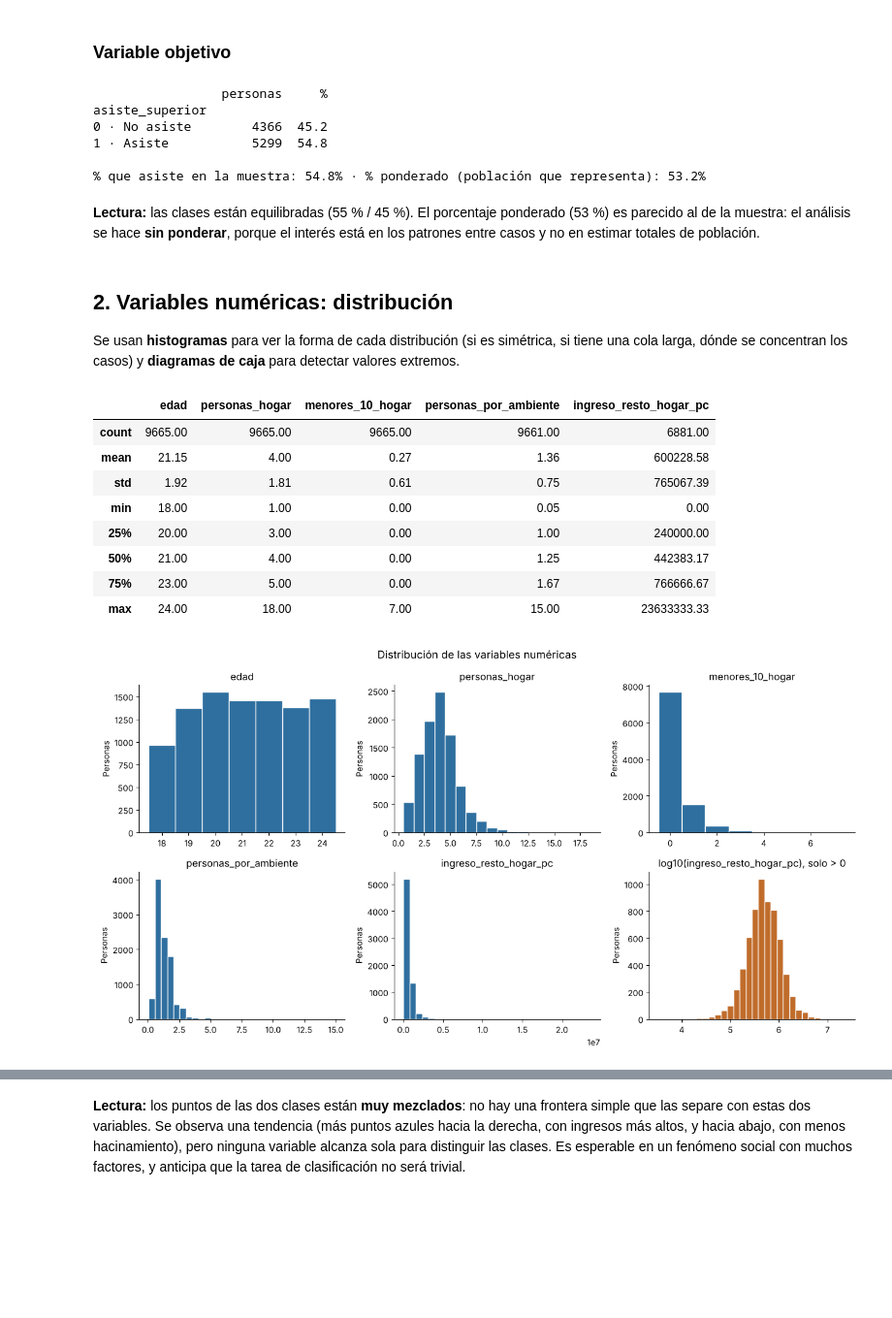
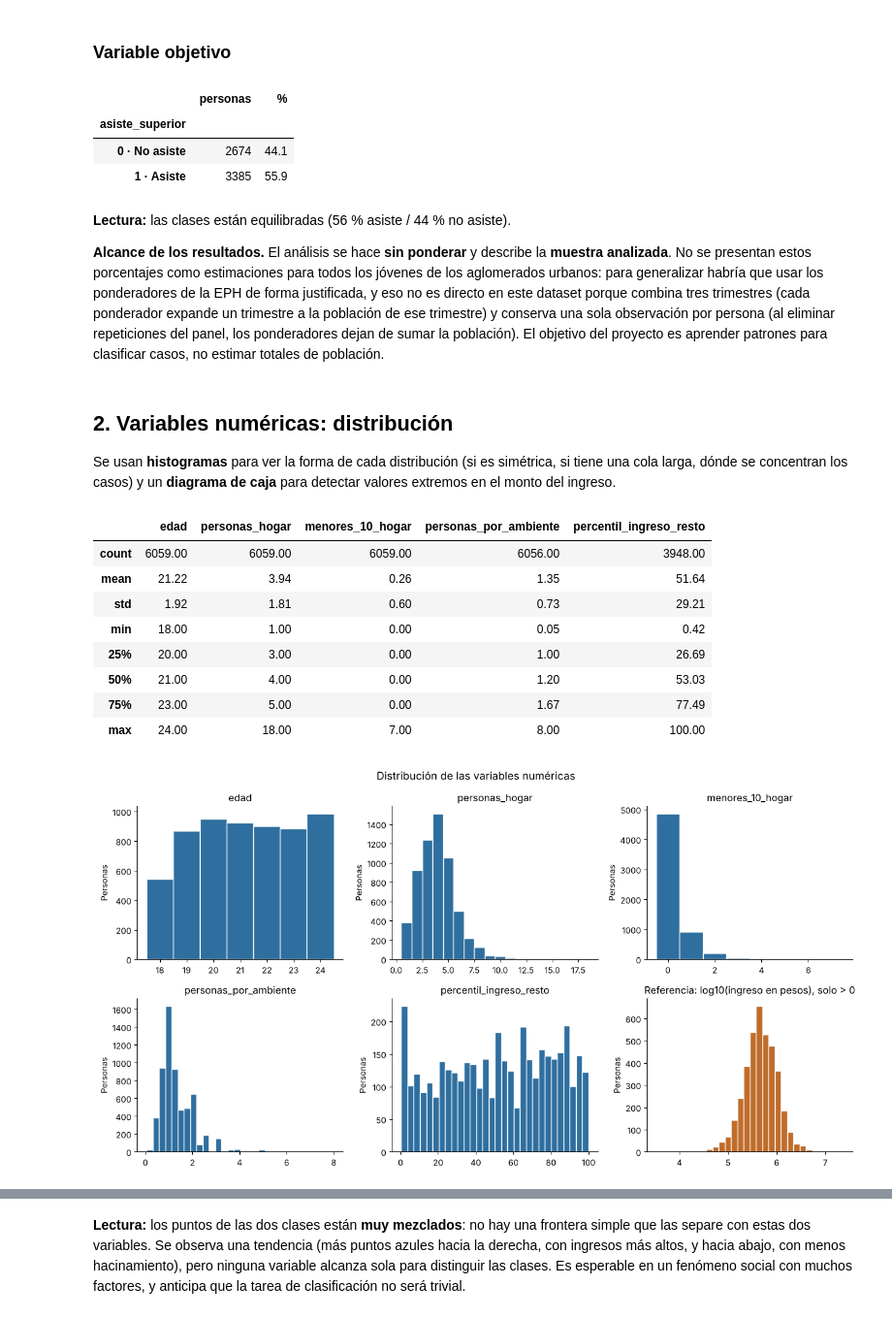
Before and after one commit to Elizabet866/prediccion-asistencia-nivel-superior-eph, a Jupyter notebook: notebooks/2.0-lei-analisis-exploratorio.ipynb, the cells around one changed output, grey strips where cells are left out. Shown at 97% size. Cells and saved outputs as stored; diff of their text form; code cells hidden in the pictures; blank space fills up the shorter version.

Commit message:
Actualizar notebooks con las correcciones de la devolución

```diff
--- a/notebooks/2.0-lei-analisis-exploratorio.ipynb
+++ b/notebooks/2.0-lei-analisis-exploratorio.ipynb
@@ -26,8 +30,10 @@ import matplotlib.pyplot as plt
 
 pd.set_option("display.max_columns", 40)
 
-# Dataset con una fila por joven (salida de la notebook 1.0)
-datos = pd.read_csv("../data/processed/eph_jovenes_asistencia_superior.csv")
+# Dataset con una fila por joven (salida de la notebook 1.0); se conserva solo el conjunto de entrenamiento
+completo = pd.read_csv("../data/processed/eph_jovenes_asistencia_superior.csv")
+print(completo["particion"].value_counts().to_string())
+datos = completo[completo["particion"] == "entrenamiento"].reset_index(drop=True)
 OBJETIVO = "asiste_superior"
 FIGURAS = "../reports/figures/"
 
@@ -57,7 +63,7 @@ ETIQUETAS = {
 
 def con_etiquetas(columna):
     # Devuelve la columna con los códigos reemplazados por su significado (los vacíos quedan como "No aplica")
-    return datos[columna].map(ETIQUETAS[columna]).fillna("No aplica (joven jefe/a o cónyuge)") \
+    return datos[columna].map(ETIQUETAS[columna]).fillna("No aplica (el joven es jefe/a)") \
         if columna.startswith("jefe_") else datos[columna].map(ETIQUETAS[columna])
 
 datos.shape
@@ -113,61 +123,60 @@ Varias columnas están guardadas como números (`int64`) pero son **categóricas
 # %% [markdown]
 ### Variable objetivo
 # %%
-# Frecuencia de la variable objetivo (sin ponderar y ponderada con el factor de expansión de la EPH)
+# Frecuencia de la variable objetivo en el conjunto de entrenamiento
 frecuencia = datos[OBJETIVO].value_counts().sort_index()
-print(pd.DataFrame({"personas": frecuencia, "%": (frecuencia / frecuencia.sum() * 100).round(1)},
-                   ).rename(index={0: "0 · No asiste", 1: "1 · Asiste"}))
-ponderada = np.average(datos[OBJETIVO], weights=datos["ponderador"])
-print(f"\n% que asiste en la muestra: {datos[OBJETIVO].mean():.1%} · % ponderado (población que representa): {ponderada:.1%}")
+pd.DataFrame({"personas": frecuencia, "%": (frecuencia / frecuencia.sum() * 100).round(1)},
+             ).rename(index={0: "0 · No asiste", 1: "1 · Asiste"})
 # %% [output]
-                 personas     %
-asiste_superior
-0 · No asiste        4366  45.2
-1 · Asiste           5299  54.8
-
-% que asiste en la muestra: 54.8% · % ponderado (población que representa): 53.2%
+|  | personas | % |
+| asiste_superior |  |  |
+| 0 · No asiste | 2674 | 44.1 |
+| 1 · Asiste | 3385 | 55.9 |
 # %% [markdown]
-**Lectura:** las clases están equilibradas (55 % / 45 %). El porcentaje ponderado (53 %) es parecido al de la muestra: el análisis se hace **sin ponderar**, porque el interés está en los patrones entre casos y no en estimar totales de población.
+**Lectura:** las clases están equilibradas (56 % asiste / 44 % no asiste).
+
+**Alcance de los resultados.** El análisis se hace **sin ponderar** y describe la **muestra analizada**. No se presentan estos porcentajes como estimaciones para todos los jóvenes de los aglomerados urbanos: para generalizar habría que usar los ponderadores de la EPH de forma justificada, y eso no es directo en este dataset porque combina tres trimestres (cada ponderador expande un trimestre a la población de ese trimestre) y conserva una sola observación por persona (al eliminar repeticiones del panel, los ponderadores dejan de sumar la población). El objetivo del proyecto es aprender patrones para clasificar casos, no estimar totales de población.
 # %% [markdown]
 ## 2. Variables numéricas: distribución
 
-Se usan **histogramas** para ver la forma de cada distribución (si es simétrica, si tiene una cola larga, dónde se concentran los casos) y **diagramas de caja** para detectar valores extremos.
+Se usan **histogramas** para ver la forma de cada distribución (si es simétrica, si tiene una cola larga, dónde se concentran los casos) y un **diagrama de caja** para detectar valores extremos en el monto del ingreso.
 # %%
-numericas = ["edad", "personas_hogar", "menores_10_hogar", "personas_por_ambiente", "ingreso_resto_hogar_pc"]
+# Resumen estadístico de las variables numéricas (el ingreso se analiza como percentil dentro del trimestre)
+numericas = ["edad", "personas_hogar", "menores_10_hogar", "personas_por_ambiente", "percentil_ingreso_resto"]
 datos[numericas].describe().round(2)
 # %% [output]
-|  | edad | personas_hogar | menores_10_hogar | personas_por_ambiente | ingreso_resto_hogar_pc |
-| count | 9665.00 | 9665.00 | 9665.00 | 9661.00 | 6881.00 |
-| mean | 21.15 | 4.00 | 0.27 | 1.36 | 600228.58 |
-| std | 1.92 | 1.81 | 0.61 | 0.75 | 765067.39 |
-| min | 18.00 | 1.00 | 0.00 | 0.05 | 0.00 |
-| 25% | 20.00 | 3.00 | 0.00 | 1.00 | 240000.00 |
-| 50% | 21.00 | 4.00 | 0.00 | 1.25 | 442383.17 |
-| 75% | 23.00 | 5.00 | 0.00 | 1.67 | 766666.67 |
-| max | 24.00 | 18.00 | 7.00 | 15.00 | 23633333.33 |
+|  | edad | personas_hogar | menores_10_hogar | personas_por_ambiente | percentil_ingreso_resto |
+| count | 6059.00 | 6059.00 | 6059.00 | 6056.00 | 3948.00 |
+| mean | 21.22 | 3.94 | 0.26 | 1.35 | 51.64 |
+| std | 1.92 | 1.81 | 0.60 | 0.73 | 29.21 |
+| min | 18.00 | 1.00 | 0.00 | 0.05 | 0.42 |
+| 25% | 20.00 | 3.00 | 0.00 | 1.00 | 26.69 |
+| 50% | 21.00 | 4.00 | 0.00 | 1.20 | 53.03 |
+| 75% | 23.00 | 5.00 | 0.00 | 1.67 | 77.49 |
+| max | 24.00 | 18.00 | 7.00 | 8.00 | 100.00 |
 # %%
 # Histogramas de las variables numéricas
 fig, ejes = plt.subplots(2, 3, figsize=(13, 7))
 ejes = ejes.ravel()
 for eje, col in zip(ejes, numericas):
     valores = datos[col].dropna()
     # Las variables de conteo usan un intervalo por valor entero; las continuas, 30 intervalos
     bins = {"edad": np.arange(17.5, 25.5, 1), "personas_hogar": np.arange(0.5, 19.5, 1),
             "menores_10_hogar": np.arange(-0.5, 8.5, 1)}.get(col, 30)
     eje.hist(valores, bins=bins, color="#2f6f9f", edgecolor="white")
     eje.set_title(col)
     eje.set_ylabel("Personas")
     eje.spines[["top", "right"]].set_visible(False)
-# Último panel: el ingreso en escala logarítmica, para ver mejor su forma
+# Último panel: el monto en pesos (solo como referencia), en escala logarítmica para ver mejor su forma
 eje = ejes[-1]
 eje.hist(np.log10(datos["ingreso_resto_hogar_pc"][datos["ingreso_resto_hogar_pc"] > 0]), bins=30,
          color="#c06c2b", edgecolor="white")
-eje.set_title("log10(ingreso_resto_hogar_pc), solo > 0")
+eje.set_title("Referencia: log10(ingreso en pesos), solo > 0")
 eje.set_ylabel("Personas")
 eje.spines[["top", "right"]].set_visible(False)
 plt.suptitle("Distribución de las variables numéricas", fontsize=13)
 plt.tight_layout()
 plt.savefig(FIGURAS + "eda_histogramas_numericas.png", dpi=110)
 # %% [output]
-[figure, old version]
+[figure, new version]
 # %%
```
Also changed, not shown: parts of 24 cells of this notebook, 2 other files.
